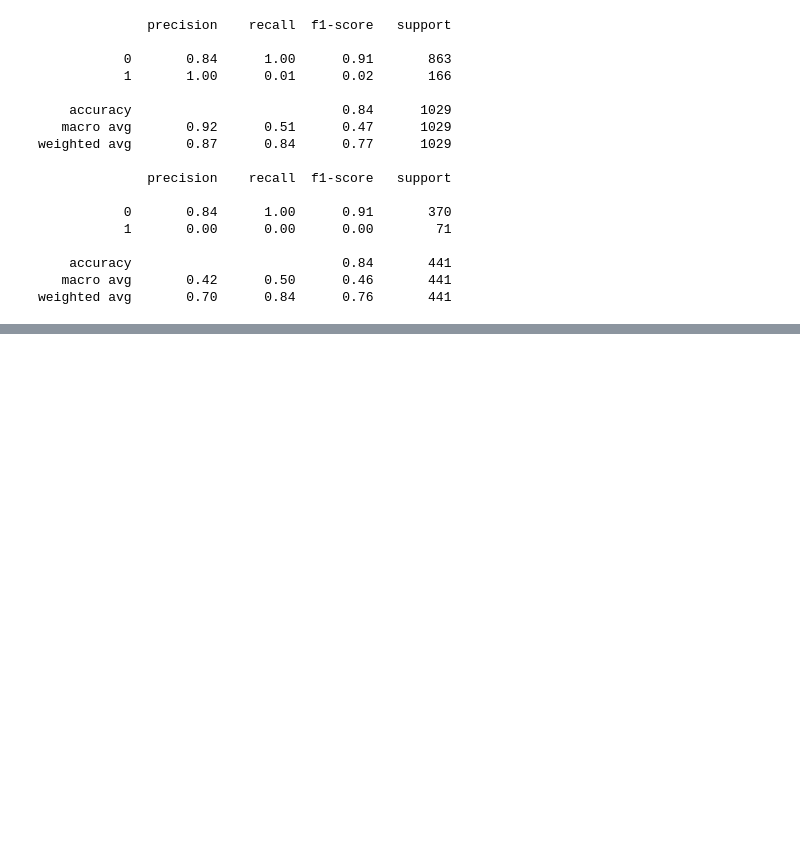
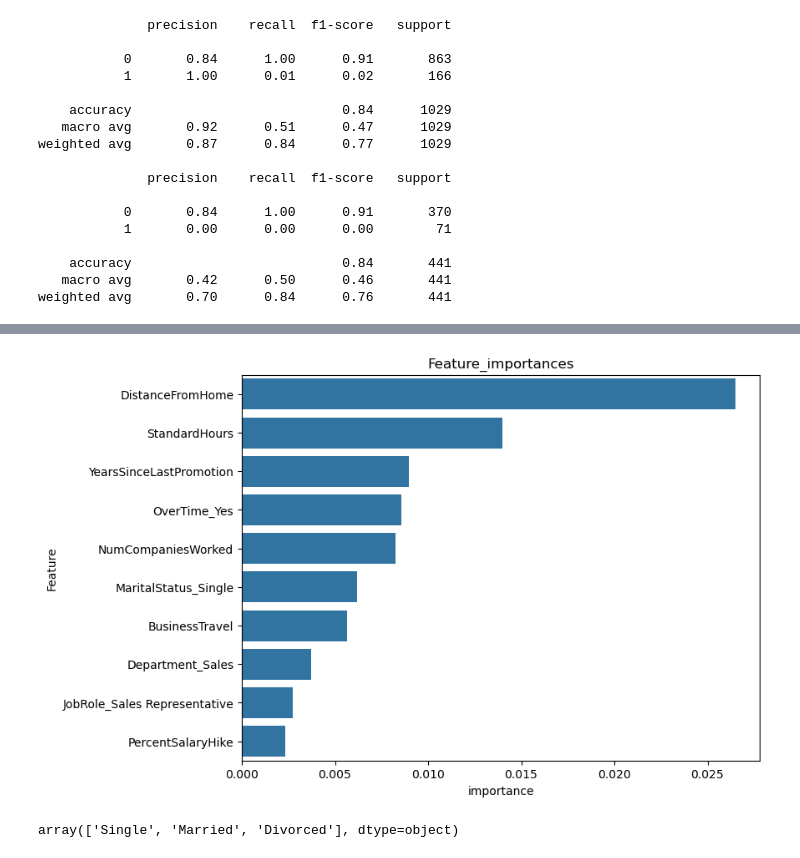
Before and after one commit to Git-Jeong/Machine_Learning, a Jupyter notebook: study/ex_06_선형분류_(직원_이직_예측).ipynb, the cells around one changed output, grey strips where cells are left out. Cells and saved outputs as stored; diff of their text form; code cells hidden in the pictures; blank space fills up the shorter version.

```diff
--- a/study/ex_06_선형분류_(직원_이직_예측).ipynb
+++ b/study/ex_06_선형분류_(직원_이직_예측).ipynb
@@ -614,3 +614,8 @@ weighted avg       0.87      0.84      0.77      1029
 weighted avg       0.70      0.84      0.76       441
 # %%
 # 가장 많은 영향을 주는 변수를 탐색
+
+importance_values = model.coef_[0]
+importances = pd.Series(importance_values, index = X_train.columns)
+top10 = importances.sort_values(ascending = False)[:10]
+top10
@@ -617,2 +660,19 @@ weighted avg       0.70      0.84      0.76       441
+# %%
+plt.figure(figsize = (8, 6))
+
+plt.title('Feature_importances')
+plt.xlabel('importance')
+plt.ylabel('Feature')
+
+sns.barplot( x = top10, y = top10.index)
+
+plt.show()
+# %% [output]
+[figure, added]
+# %%
+data['MaritalStatus'].unique()
+# 'Single', 'Married', 'Divorced'
+# %% [output]
+array(['Single', 'Married', 'Divorced'], dtype=object)
 # %%
 # 최종 추가 가설을 하나 더 분석
```
Also changed, not shown: parts of 6 cells of this notebook.
